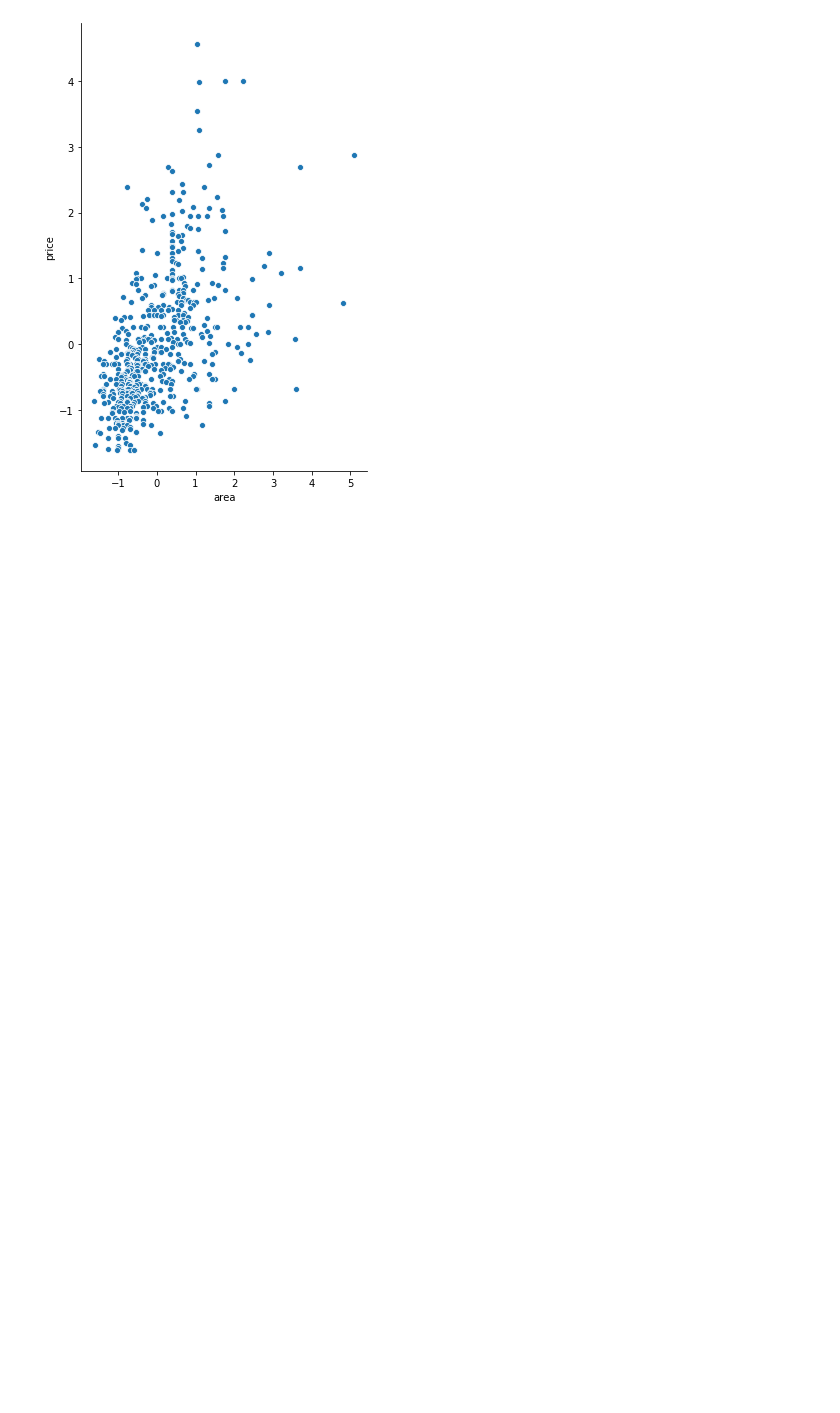
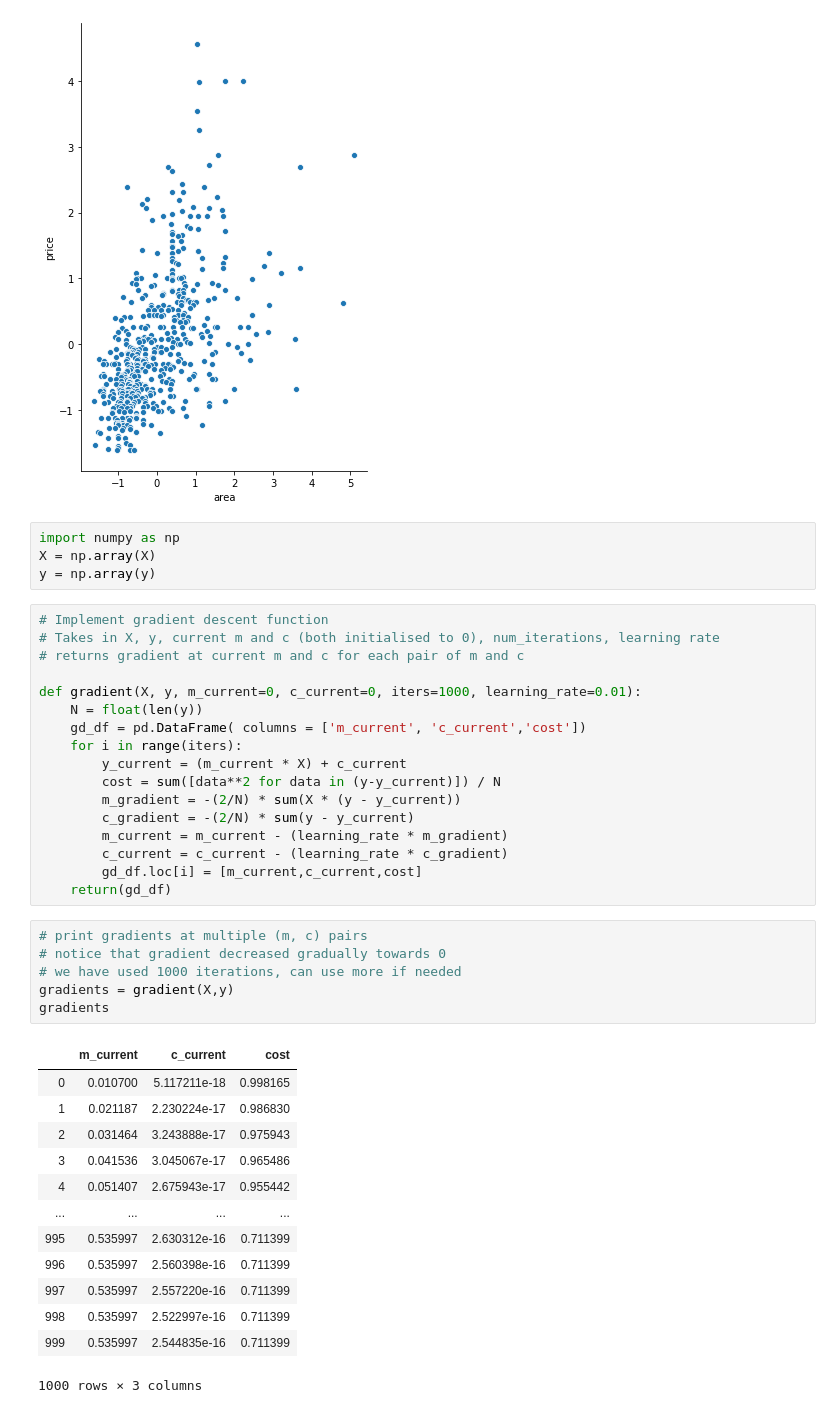
Before and after one commit to ArafatSabbir/Machine-Learning-with-Python-and-R, a Jupyter notebook: Gradient Descent/Gradient descent.ipynb, the cells around one changed output. Drawn from its saved outputs; the diff is of its cells as text; blank space fills up the shorter version.

Commit message:
Implement gradient descent function

```diff
--- a/Gradient Descent/Gradient descent.ipynb
+++ b/Gradient Descent/Gradient descent.ipynb
@@ -64,3 +64,44 @@ sns.pairplot(housing, x_vars='area', y_vars='price',height=7, aspect=0.7, kind='
 # %% [output]
 <seaborn.axisgrid.PairGrid at 0x...>
 [figure]
+# %%
+import numpy as np
+X = np.array(X)
+y = np.array(y)
+# %%
+# Implement gradient descent function
+# Takes in X, y, current m and c (both initialised to 0), num_iterations, learning rate
+# returns gradient at current m and c for each pair of m and c
+
+def gradient(X, y, m_current=0, c_current=0, iters=1000, learning_rate=0.01):
+    N = float(len(y))
+    gd_df = pd.DataFrame( columns = ['m_current', 'c_current','cost'])
+    for i in range(iters):
+        y_current = (m_current * X) + c_current
+        cost = sum([data**2 for data in (y-y_current)]) / N
+        m_gradient = -(2/N) * sum(X * (y - y_current))
+        c_gradient = -(2/N) * sum(y - y_current)
+        m_current = m_current - (learning_rate * m_gradient)
+        c_current = c_current - (learning_rate * c_gradient)
+        gd_df.loc[i] = [m_current,c_current,cost]
+    return(gd_df)
+# %%
+# print gradients at multiple (m, c) pairs
+# notice that gradient decreased gradually towards 0
+# we have used 1000 iterations, can use more if needed
+gradients = gradient(X,y)
+gradients
+# %% [output]
+|  | m_current | c_current | cost |
+| 0 | 0.010700 | 5.117211e-18 | 0.998165 |
+| 1 | 0.021187 | 2.230224e-17 | 0.986830 |
+| 2 | 0.031464 | 3.243888e-17 | 0.975943 |
+| 3 | 0.041536 | 3.045067e-17 | 0.965486 |
+| 4 | 0.051407 | 2.675943e-17 | 0.955442 |
+| ... | ... | ... | ... |
+| 995 | 0.535997 | 2.630312e-16 | 0.711399 |
+| 996 | 0.535997 | 2.560398e-16 | 0.711399 |
+| 997 | 0.535997 | 2.557220e-16 | 0.711399 |
+| 998 | 0.535997 | 2.522997e-16 | 0.711399 |
+| 999 | 0.535997 | 2.544835e-16 | 0.711399 |
+1000 rows × 3 columns
```
